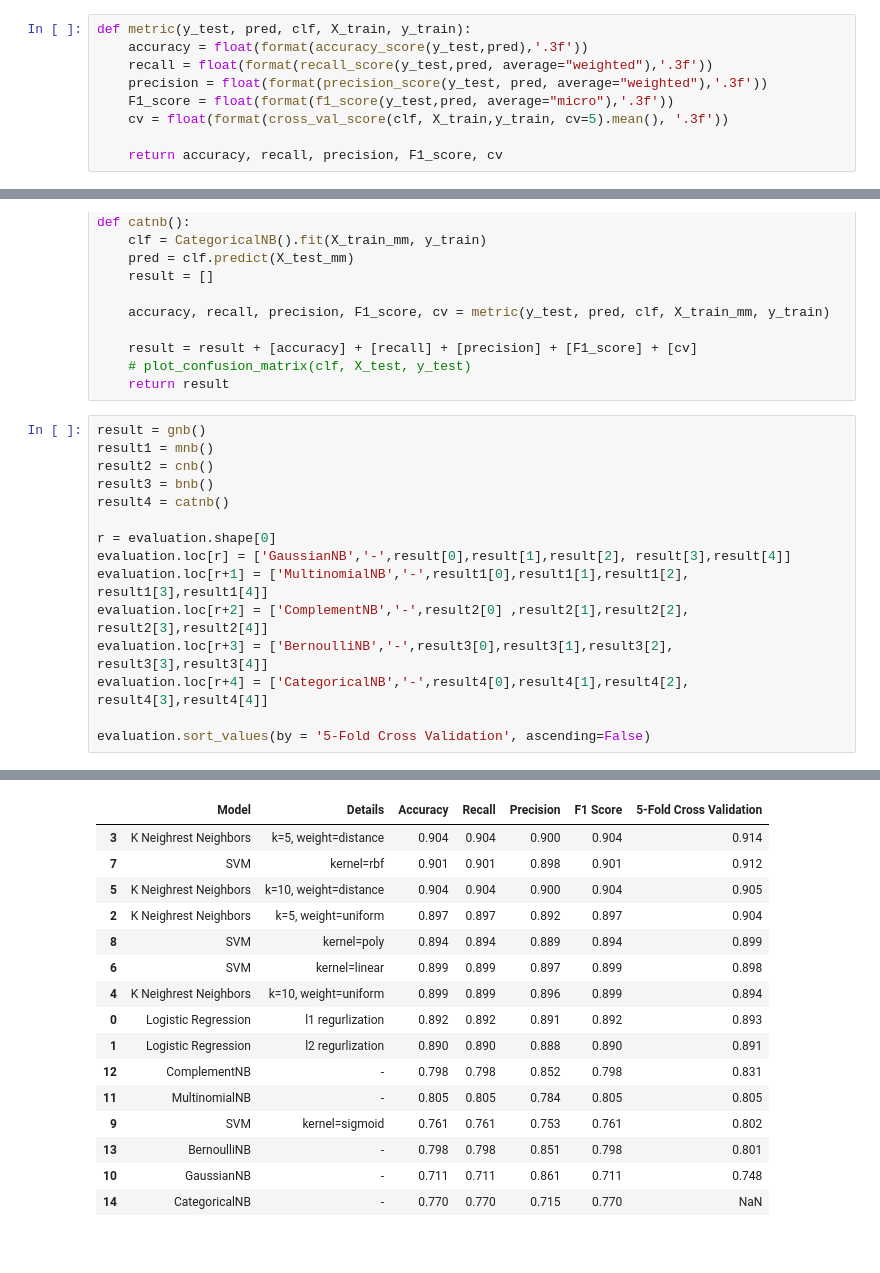
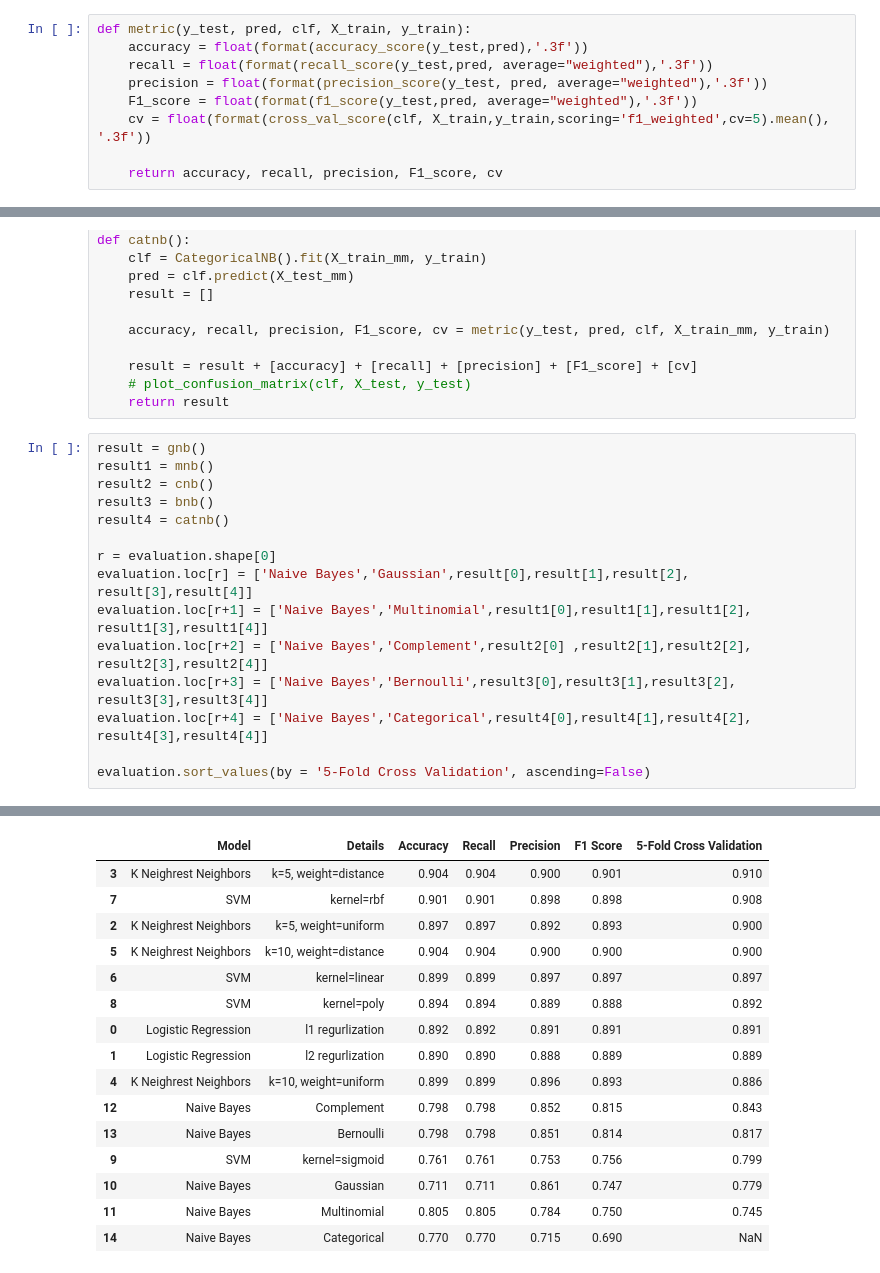
Before and after one commit to omgitsmj24/BOOT_AI_INTERN, a Jupyter notebook: Classification/all_classfication_ever.ipynb, the cells around one changed output, grey strips where cells are left out. Saved outputs shown, nothing was run; the diff lists cells and outputs as text.

```diff
--- a/Classification/all_classfication_ever.ipynb
+++ b/Classification/all_classfication_ever.ipynb
@@ -233,8 +233,8 @@ def metric(y_test, pred, clf, X_train, y_train):
     accuracy = float(format(accuracy_score(y_test,pred),'.3f'))
     recall = float(format(recall_score(y_test,pred, average="weighted"),'.3f'))
     precision = float(format(precision_score(y_test, pred, average="weighted"),'.3f'))
-    F1_score = float(format(f1_score(y_test,pred, average="micro"),'.3f'))
-    cv = float(format(cross_val_score(clf, X_train,y_train, cv=5).mean(), '.3f'))
+    F1_score = float(format(f1_score(y_test,pred, average="weighted"),'.3f'))
+    cv = float(format(cross_val_score(clf, X_train,y_train,scoring='f1_weighted',cv=5).mean(), '.3f'))
 
     return accuracy, recall, precision, F1_score, cv
 # %% [markdown]
@@ -437,11 +437,11 @@ result3 = bnb()
 result4 = catnb()
 
 r = evaluation.shape[0]
-evaluation.loc[r] = ['GaussianNB','-',result[0],result[1],result[2], result[3],result[4]]
-evaluation.loc[r+1] = ['MultinomialNB','-',result1[0],result1[1],result1[2], result1[3],result1[4]]
-evaluation.loc[r+2] = ['ComplementNB','-',result2[0] ,result2[1],result2[2], result2[3],result2[4]]
-evaluation.loc[r+3] = ['BernoulliNB','-',result3[0],result3[1],result3[2], result3[3],result3[4]]
-evaluation.loc[r+4] = ['CategoricalNB','-',result4[0],result4[1],result4[2], result4[3],result4[4]]
+evaluation.loc[r] = ['Naive Bayes','Gaussian',result[0],result[1],result[2], result[3],result[4]]
+evaluation.loc[r+1] = ['Naive Bayes','Multinomial',result1[0],result1[1],result1[2], result1[3],result1[4]]
+evaluation.loc[r+2] = ['Naive Bayes','Complement',result2[0] ,result2[1],result2[2], result2[3],result2[4]]
+evaluation.loc[r+3] = ['Naive Bayes','Bernoulli',result3[0],result3[1],result3[2], result3[3],result3[4]]
+evaluation.loc[r+4] = ['Naive Bayes','Categorical',result4[0],result4[1],result4[2], result4[3],result4[4]]
 
 evaluation.sort_values(by = '5-Fold Cross Validation', ascending=False)
 # %% [output]
@@ -457,27 +457,27 @@ Traceback (most recent call last):
   File "C:\Users\PC10\AppData\Local\Packages\PythonSoftwareFoundation.Python.3.9_qbz5n2kfra8p0\LocalCache\local-packages\Python39\site-packages\sklearn\naive_bayes.py", line 81, in predict
     jll = self._joint_log_likelihood(X)
   File "C:\Users\PC10\AppData\Local\Packages\PythonSoftwareFoundation.Python.3.9_qbz5n2kfra8p0\LocalCache\local-packages\Python39\site-packages\sklearn\naive_bayes.py", line 1425, in _joint_log_likeli ...
 ... (48 lines left out)
     jll += self.feature_log_prob_[i][:, indices].T
 IndexError: index 1 is out of bounds for axis 1 with size 1
 
   warnings.warn(
 |  | Model | Details | Accuracy | Recall | Precision | F1 Score | 5-Fold Cross Validation |
-| 3 | K Neighrest Neighbors | k=5, weight=distance | 0.904 | 0.904 | 0.900 | 0.904 | 0.914 |
-| 7 | SVM | kernel=rbf | 0.901 | 0.901 | 0.898 | 0.901 | 0.912 |
-| 5 | K Neighrest Neighbors | k=10, weight=distance | 0.904 | 0.904 | 0.900 | 0.904 | 0.905 |
-| 2 | K Neighrest Neighbors | k=5, weight=uniform | 0.897 | 0.897 | 0.892 | 0.897 | 0.904 |
-| 8 | SVM | kernel=poly | 0.894 | 0.894 | 0.889 | 0.894 | 0.899 |
-| 6 | SVM | kernel=linear | 0.899 | 0.899 | 0.897 | 0.899 | 0.898 |
-| 4 | K Neighrest Neighbors | k=10, weight=uniform | 0.899 | 0.899 | 0.896 | 0.899 | 0.894 |
-| 0 | Logistic Regression | l1 regurlization | 0.892 | 0.892 | 0.891 | 0.892 | 0.893 |
-| 1 | Logistic Regression | l2 regurlization | 0.890 | 0.890 | 0.888 | 0.890 | 0.891 |
-| 12 | ComplementNB | - | 0.798 | 0.798 | 0.852 | 0.798 | 0.831 |
-| 11 | MultinomialNB | - | 0.805 | 0.805 | 0.784 | 0.805 | 0.805 |
-| 9 | SVM | kernel=sigmoid | 0.761 | 0.761 | 0.753 | 0.761 | 0.802 |
-| 13 | BernoulliNB | - | 0.798 | 0.798 | 0.851 | 0.798 | 0.801 |
-| 10 | GaussianNB | - | 0.711 | 0.711 | 0.861 | 0.711 | 0.748 |
-| 14 | CategoricalNB | - | 0.770 | 0.770 | 0.715 | 0.770 | NaN |
+| 3 | K Neighrest Neighbors | k=5, weight=distance | 0.904 | 0.904 | 0.900 | 0.901 | 0.910 |
+| 7 | SVM | kernel=rbf | 0.901 | 0.901 | 0.898 | 0.898 | 0.908 |
+| 2 | K Neighrest Neighbors | k=5, weight=uniform | 0.897 | 0.897 | 0.892 | 0.893 | 0.900 |
+| 5 | K Neighrest Neighbors | k=10, weight=distance | 0.904 | 0.904 | 0.900 | 0.900 | 0.900 |
+| 6 | SVM | kernel=linear | 0.899 | 0.899 | 0.897 | 0.897 | 0.897 |
+| 8 | SVM | kernel=poly | 0.894 | 0.894 | 0.889 | 0.888 | 0.892 |
+| 0 | Logistic Regression | l1 regurlization | 0.892 | 0.892 | 0.891 | 0.891 | 0.891 |
+| 1 | Logistic Regression | l2 regurlization | 0.890 | 0.890 | 0.888 | 0.889 | 0.889 |
+| 4 | K Neighrest Neighbors | k=10, weight=uniform | 0.899 | 0.899 | 0.896 | 0.893 | 0.886 |
+| 12 | Naive Bayes | Complement | 0.798 | 0.798 | 0.852 | 0.815 | 0.843 |
+| 13 | Naive Bayes | Bernoulli | 0.798 | 0.798 | 0.851 | 0.814 | 0.817 |
+| 9 | SVM | kernel=sigmoid | 0.761 | 0.761 | 0.753 | 0.756 | 0.799 |
+| 10 | Naive Bayes | Gaussian | 0.711 | 0.711 | 0.861 | 0.747 | 0.779 |
+| 11 | Naive Bayes | Multinomial | 0.805 | 0.805 | 0.784 | 0.750 | 0.745 |
+| 14 | Naive Bayes | Categorical | 0.770 | 0.770 | 0.715 | 0.690 | NaN |
 # %% [markdown]
 # Decision Tree
 
```
Also changed, not shown: parts of 20 cells of this notebook.
